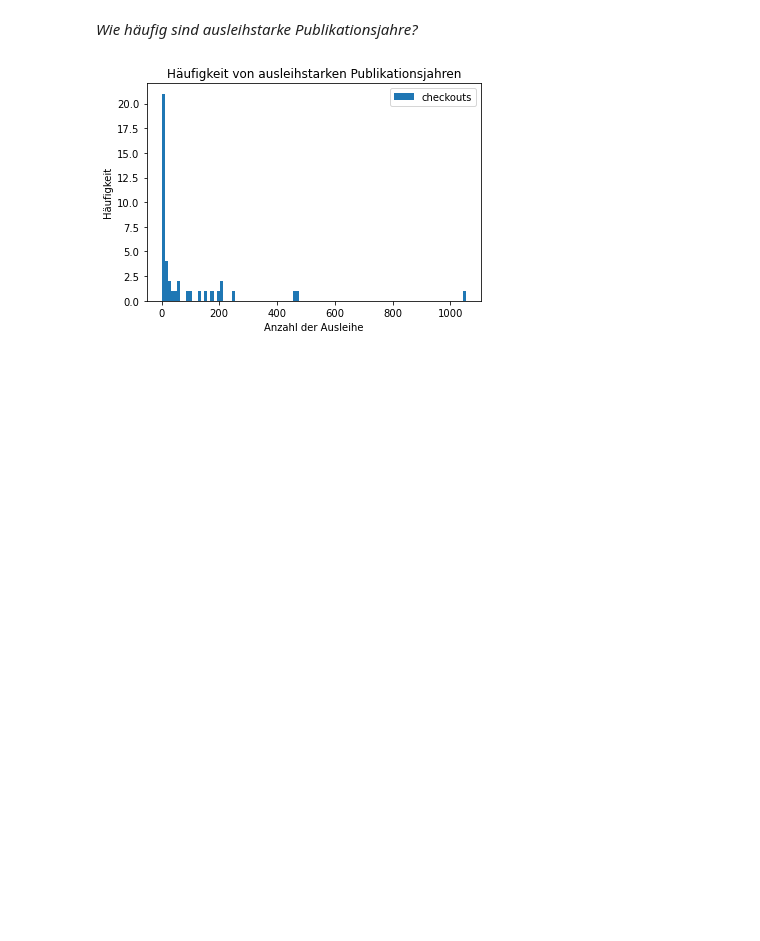
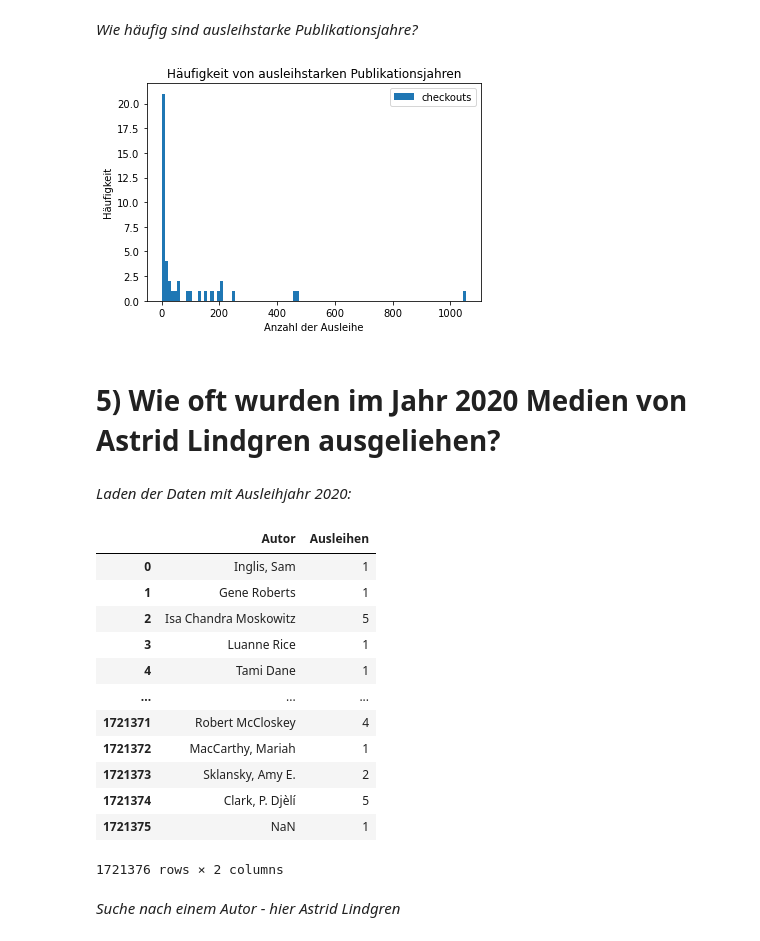
Before and after one commit to StephanieRehwald2/MALIS19-WPM9-Python-Aufgabe, a Jupyter notebook: Checkouts.ipynb, the cells around one changed output. Saved outputs shown, nothing was run; the diff lists cells and outputs as text; code cells hidden in the pictures; blank space fills up the shorter version.

Commit message:
Add files via upload
Datenanalyse 5: Wie viele Ausleihen gab es im Jahr 2020 von Astrid Lindgren?

```diff
--- a/Checkouts.ipynb
+++ b/Checkouts.ipynb
@@ -404,3 +404,39 @@ plt.ylabel("Häufigkeit")
 plt.show()
 # %% [output]
 [figure]
+# %% [markdown]
+# 5) Wie oft wurden im Jahr 2020 Medien von Astrid Lindgren ausgeliehen?
+# %% [markdown]
+*Laden der Daten mit Ausleihjahr 2020:*
+# %%
+# Festlegung der URL mit Eingrenzung des Ausleihjahres und der Anzahl von Zeilen
+checkout_url = "https://data.seattle.gov/resource/tmmm-ytt6.csv?$where=checkoutyear=2020&$limit=2000000"
+checkouts_file = "checkouts.csv"
+# Download der Daten
+urllib.request.urlretrieve(checkout_url, checkouts_file)
+# Überführung in ein Python-Objekt
+checkouts = pd.read_csv(checkouts_file)
+# %%
+# Erstelle neues DataFrame, das nur die Spalten Autor und Auseihen enthält:
+data_autor = {'Autor': checkouts["creator"],
+        'Ausleihen': checkouts["checkouts"],
+        }
+
+df_autoren = pd.DataFrame(data_autor, columns = ['Autor', 'Ausleihen'])
+df_autoren
+# %% [output]
+|  | Autor | Ausleihen |
+| 0 | Inglis, Sam | 1 |
+| 1 | Gene Roberts | 1 |
+| 2 | Isa Chandra Moskowitz | 5 |
+| 3 | Luanne Rice | 1 |
+| 4 | Tami Dane | 1 |
+| ... | ... | ... |
+| 1721371 | Robert McCloskey | 4 |
+| 1721372 | MacCarthy, Mariah | 1 |
+| 1721373 | Sklansky, Amy E. | 2 |
+| 1721374 | Clark, P. Djèlí | 5 |
+| 1721375 | NaN | 1 |
+1721376 rows × 2 columns
+# %% [markdown]
+*Suche nach einem Autor - hier Astrid Lindgren*
```
Also changed, not shown: parts of 9 cells of this notebook.
